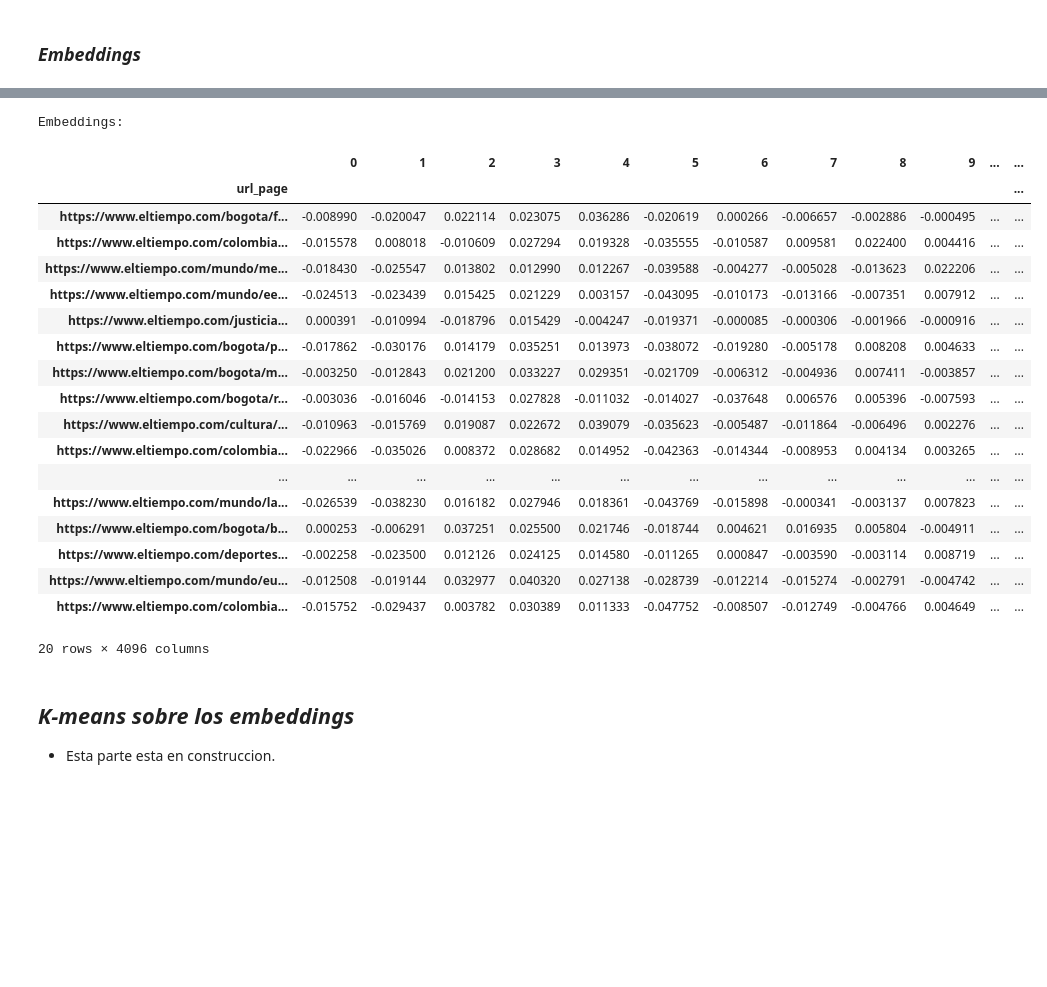
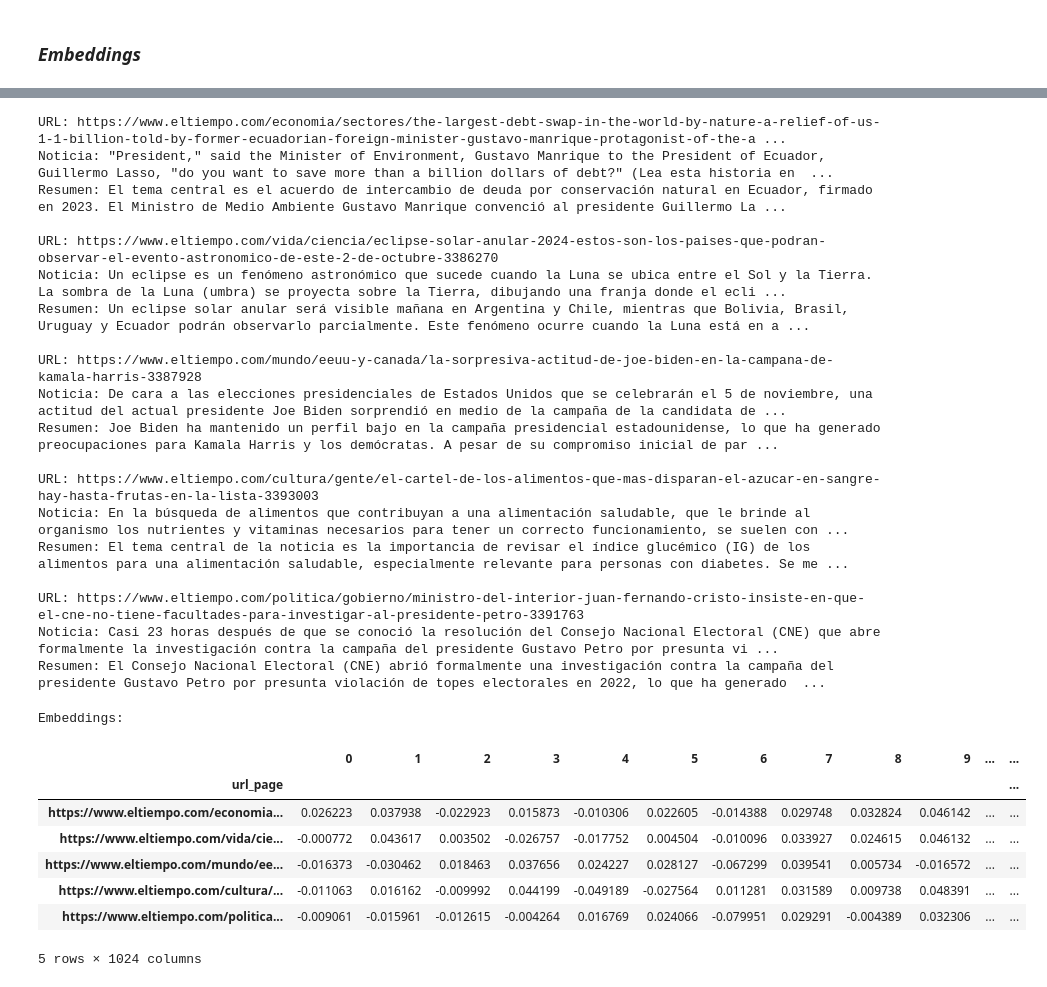
Before and after one commit to lacamposm/Metodos-Estadisticos, a Jupyter notebook: news_clustering.ipynb, the cells around one changed output, grey strips where cells are left out. Drawn from its saved outputs; the diff is of its cells as text; code cells hidden in the pictures; blank space fills up the shorter version.

Commit message:
Actualizamos news_clustering notebook para que solo la data a modelar

```diff
--- a/news_clustering.ipynb
+++ b/news_clustering.ipynb
@@ -230,11 +288,8 @@ from concurrent.futures import ThreadPoolExecutor, as_completed
 num_cores = os.cpu_count()
 print(f"Número de cores disponibles: {num_cores}")
 
-# Numero de cores a usar.
-num_cores = num_cores - 2
-
-def process_url(url: str) -> Dict:
-    return get_content_news_from_url(url)
+# Es recomendado dejar un core libre
+# num_cores = num_cores - 1
 
 
 def parallel_process_urls(urls: list[str]) -> list[Dict]:
@@ -248,7 +303,7 @@ def parallel_process_urls(urls: list[str]) -> list[Dict]:
     results = []
 
     with ThreadPoolExecutor(max_workers=num_cores) as executor:
-        futures = [executor.submit(process_url, url) for url in urls]
+        futures = [executor.submit(get_content_news_from_url, url) for url in urls]
 
         for future in as_completed(futures):
             try:
@@ -345,7 +412,7 @@ display(df_news_el_tiempo)
 from langchain_ollama import ChatOllama
 
 llm_ollama = ChatOllama(
-    model="llama3.2:3b-instruct-q8_0",
+    model="qwen2.5:7b",
     temperature=0.1,
     num_predict=1024,
 )
@@ -492,0 +596,5 @@ Cosine Similarities:
+# %%
+df_test = df_news_el_tiempo.sample(5)
+df_test = df_test[["url_page", "news_content"]]
+df_test["summary"] = df_test["news_content"].apply(get_summary_news)
+df_test
@@ -493,37 +608,46 @@ Cosine Similarities:
+# %%
+for _, row in df_test.iterrows():
+    print(f"URL: {row['url_page']}")
+    print(f"Noticia: {row['news_content']}")
+    print(f"Resumen: {row['summary']}\n")
+# %% [output]
+URL: https://www.eltiempo.com/economia/sectores/the-largest-debt-swap-in-the-world-by-nature-a-relief-of-us-1-1-billion-told-by-former-ecuadorian-foreign-minister-gustavo-manrique-protagonist-of-the-a ...
+Noticia: "President," said the Minister of Environment, Gustavo Manrique to the President of Ecuador, Guillermo Lasso, "do you want to save more than a billion dollars of debt?" (Lea esta historia en  ...
+Resumen: El tema central es el acuerdo de intercambio de deuda por conservación natural en Ecuador, firmado en 2023. El Ministro de Medio Ambiente Gustavo Manrique convenció al presidente Guillermo La ...
+
+URL: https://www.eltiempo.com/vida/ciencia/eclipse-solar-anular-2024-estos-son-los-paises-que-podran-observar-el-evento-astronomico-de-este-2-de-octubre-3386270
+Noticia: Un eclipse es un fenómeno astronómico que sucede cuando la Luna se ubica entre el Sol y la Tierra. La sombra de la Luna (umbra) se proyecta sobre la Tierra, dibujando una franja donde el ecli ...
+Resumen: Un eclipse solar anular será visible mañana en Argentina y Chile, mientras que Bolivia, Brasil, Uruguay y Ecuador podrán observarlo parcialmente. Este fenómeno ocurre cuando la Luna está en a ...
+
+URL: https://www.eltiempo.com/mundo/eeuu-y-canada/la-sorpresiva-actitud-de-joe-biden-en-la-campana-de-kamala-harris-3387928
+Noticia: De cara a las elecciones presidenciales de Estados Unidos que se celebrarán el 5 de noviembre, una actitud del actual presidente Joe Biden sorprendió en medio de la campaña de la candidata de ...
+Resumen: Joe Biden ha mantenido un perfil bajo en la campaña presidencial estadounidense, lo que ha generado preocupaciones para Kamala Harris y los demócratas. A pesar de su compromiso inicial de par ...
+
+URL: https://www.eltiempo.com/cultura/gente/el-cartel-de-los-alimentos-que-mas-disparan-el-azucar-en-sangre-hay-hasta-frutas-en-la-lista-3393003
+Noticia: En la búsqueda de alimentos que contribuyan a una alimentación saludable, que le brinde al organismo los nutrientes y vitaminas necesarios para tener un correcto funcionamiento, se suelen con ...
+Resumen: El tema central de la noticia es la importancia de revisar el índice glucémico (IG) de los alimentos para una alimentación saludable, especialmente relevante para personas con diabetes. Se me ...
+
+URL: https://www.eltiempo.com/politica/gobierno/ministro-del-interior-juan-fernando-cristo-insiste-en-que-el-cne-no-tiene-facultades-para-investigar-al-presidente-petro-3391763
+Noticia: Casi 23 horas después de que se conoció la resolución del Consejo Nacional Electoral (CNE) que abre formalmente la investigación contra la campaña del presidente Gustavo Petro por presunta vi ...
+Resumen: El Consejo Nacional Electoral (CNE) abrió formalmente una investigación contra la campaña del presidente Gustavo Petro por presunta violación de topes electorales en 2022, lo que ha generado  ...
 # %%
 # Embedding de las noticias.
 from langchain_ollama import OllamaEmbeddings
 
 ollama_embeddings = OllamaEmbeddings(
-    model="llama3.1:8b",
+    model="mxbai-embed-large:latest",
 )
 
-df_temp = df_news_el_tiempo.sample(20)
-embed_news = ollama_embeddings.embed_documents(df_temp["news_content"].to_list())
+embed_news = ollama_embeddings.embed_documents(df_test["summary"].to_list())
 print("Embeddings:")
-pd.DataFrame(embed_news, index=df_temp["url_page"])
+pd.DataFrame(embed_news, index=df_test["url_page"])
 # %% [output]
 Embeddings:
 |  | 0 | 1 | 2 | 3 | 4 | 5 | 6 | 7 | 8 | 9 | ... | ... |
 | url_page |  |  |  |  |  |  |  |  |  |  |  | ... |
-| https://www.eltiempo.com/bogota/f... | -0.008990 | -0.020047 | 0.022114 | 0.023075 | 0.036286 | -0.020619 | 0.000266 | -0.006657 | -0.002886 | -0.000495 | ... | ... |
-| https://www.eltiempo.com/colombia... | -0.015578 | 0.008018 | -0.010609 | 0.027294 | 0.019328 | -0.035555 | -0.010587 | 0.009581 | 0.022400 | 0.004416 | ... | ... |
-| https://www.eltiempo.com/mundo/me... | -0.018430 | -0.025547 | 0.013802 | 0.012990 | 0.012267 | -0.039588 | -0.004277 | -0.005028 | -0.013623 | 0.022206 | ... | ... |
-| https://www.eltiempo.com/mundo/ee... | -0.024513 | -0.023439 | 0.015425 | 0.021229 | 0.003157 | -0.043095 | -0.010173 | -0.013166 | -0.007351 | 0.007912 | ... | ... |
-| https://www.eltiempo.com/justicia... | 0.000391 | -0.010994 | -0.018796 | 0.015429 | -0.004247 | -0.019371 | -0.000085 | -0.000306 | -0.001966 | -0.000916 | ... | ... |
-| https://www.eltiempo.com/bogota/p... | -0.017862 | -0.030176 | 0.014179 | 0.035251 | 0.013973 | -0.038072 | -0.019280 | -0.005178 | 0.008208 | 0.004633 | ... | ... |
-| https://www.eltiempo.com/bogota/m... | -0.003250 | -0.012843 | 0.021200 | 0.033227 | 0.029351 | -0.021709 | -0.006312 | -0.004936 | 0.007411 | -0.003857 | ... | ... |
-| https://www.eltiempo.com/bogota/r... | -0.003036 | -0.016046 | -0.014153 | 0.027828 | -0.011032 | -0.014027 | -0.037648 | 0.006576 | 0.005396 | -0.007593 | ... | ... |
-| https://www.eltiempo.com/cultura/... | -0.010963 | -0.015769 | 0.019087 | 0.022672 | 0.039079 | -0.035623 | -0.005487 | -0.011864 | -0.006496 | 0.002276 | ... | ... |
-| https://www.eltiempo.com/colombia... | -0.022966 | -0.035026 | 0.008372 | 0.028682 | 0.014952 | -0.042363 | -0.014344 | -0.008953 | 0.004134 | 0.003265 | ... | ... |
-| ... | ... | ... | ... | ... | ... | ... | ... | ... | ... | ... | ... | ... |
-| https://www.eltiempo.com/mundo/la... | -0.026539 | -0.038230 | 0.016182 | 0.027946 | 0.018361 | -0.043769 | -0.015898 | -0.000341 | -0.003137 | 0.007823 | ... | ... |
-| https://www.eltiempo.com/bogota/b... | 0.000253 | -0.006291 | 0.037251 | 0.025500 | 0.021746 | -0.018744 | 0.004621 | 0.016935 | 0.005804 | -0.004911 | ... | ... |
-| https://www.eltiempo.com/deportes... | -0.002258 | -0.023500 | 0.012126 | 0.024125 | 0.014580 | -0.011265 | 0.000847 | -0.003590 | -0.003114 | 0.008719 | ... | ... |
-| https://www.eltiempo.com/mundo/eu... | -0.012508 | -0.019144 | 0.032977 | 0.040320 | 0.027138 | -0.028739 | -0.012214 | -0.015274 | -0.002791 | -0.004742 | ... | ... |
-| https://www.eltiempo.com/colombia... | -0.015752 | -0.029437 | 0.003782 | 0.030389 | 0.011333 | -0.047752 | -0.008507 | -0.012749 | -0.004766 | 0.004649 | ... | ... |
+| https://www.eltiempo.com/economia... | 0.026223 | 0.037938 | -0.022923 | 0.015873 | -0.010306 | 0.022605 | -0.014388 | 0.029748 | 0.032824 | 0.046142 | ... | ... |
+| https://www.eltiempo.com/vida/cie... | -0.000772 | 0.043617 | 0.003502 | -0.026757 | -0.017752 | 0.004504 | -0.010096 | 0.033927 | 0.024615 | 0.046132 | ... | ... |
+| https://www.eltiempo.com/mundo/ee... | -0.016373 | -0.030462 | 0.018463 | 0.037656 | 0.024227 | 0.028127 | -0.067299 | 0.039541 | 0.005734 | -0.016572 | ... | ... |
+| https://www.eltiempo.com/cultura/... | -0.011063 | 0.016162 | -0.009992 | 0.044199 | -0.049189 | -0.027564 | 0.011281 | 0.031589 | 0.009738 | 0.048391 | ... | ... |
+| https://www.eltiempo.com/politica... | -0.009061 | -0.015961 | -0.012615 | -0.004264 | 0.016769 | 0.024066 | -0.079951 | 0.029291 | -0.004389 | 0.032306 | ... | ... |
-20 rows × 4096 columns
+5 rows × 1024 columns
-# %% [markdown]
-## ***K-means sobre los embeddings***
-
-- Esta parte esta en construccion.
```
Also changed, not shown: parts of 41 cells of this notebook.
